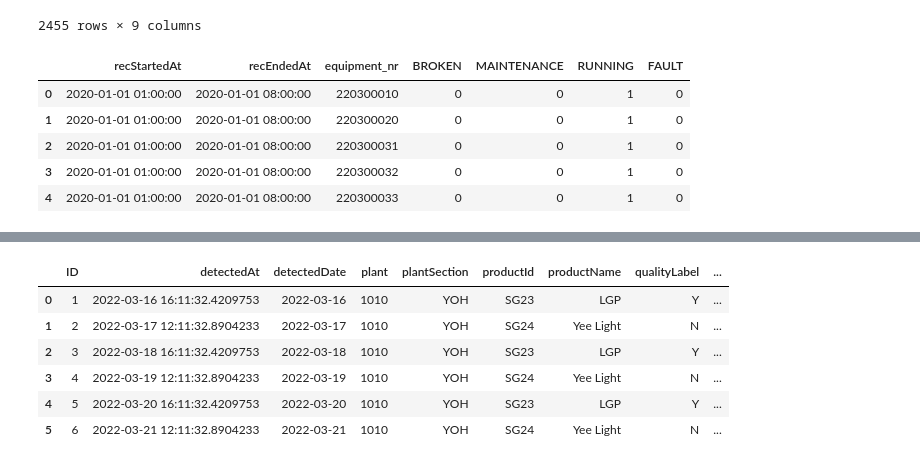
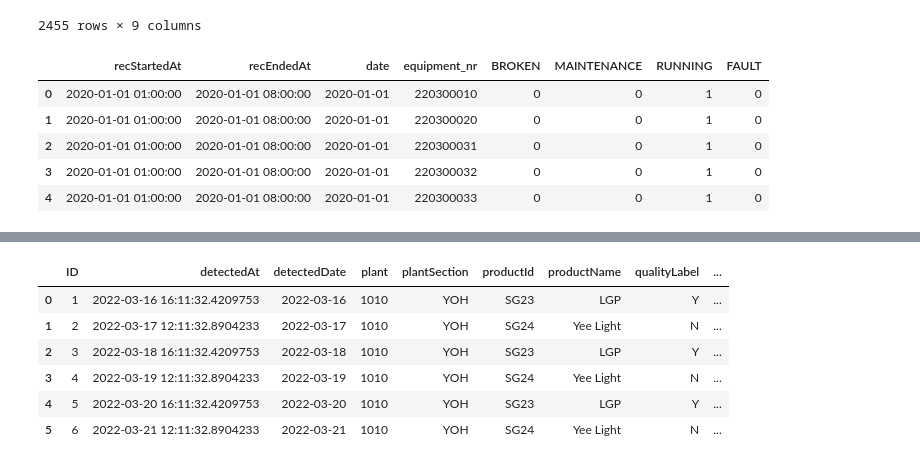
Before and after one commit to SAP-samples/btp-ai-sustainability-bootcamp, a Jupyter notebook: src/data-simulation/app_data_prep.ipynb, the cells around one changed output, grey strips where cells are left out. Saved outputs shown, nothing was run; the diff lists cells and outputs as text; code cells hidden in the pictures.

```diff
--- a/src/data-simulation/app_data_prep.ipynb
+++ b/src/data-simulation/app_data_prep.ipynb
@@ -150,13 +164,13 @@ out1=out1.reset_index().rename(columns={'index':'ID'})
 out1['ID']=out1['ID']+1
 # %%
 out2=df.groupby(['date','shift','Machine'],as_index=False).agg(aggregations)
-out2=out2[['recStartedAt', 'recEndedAt','Machine']+conditions].rename(columns={'Machine':'equipment_nr'})
+out2=out2[['recStartedAt', 'recEndedAt','date','Machine']+conditions].rename(columns={'Machine':'equipment_nr'})
 out2.head(5)
 # %% [output]
-|  | recStartedAt | recEndedAt | equipment_nr | BROKEN | MAINTENANCE | RUNNING | FAULT |
-| 0 | 2020-01-01 01:00:00 | 2020-01-01 08:00:00 | 220300010 | 0 | 0 | 1 | 0 |
-| 1 | 2020-01-01 01:00:00 | 2020-01-01 08:00:00 | 220300020 | 0 | 0 | 1 | 0 |
-| 2 | 2020-01-01 01:00:00 | 2020-01-01 08:00:00 | 220300031 | 0 | 0 | 1 | 0 |
-| 3 | 2020-01-01 01:00:00 | 2020-01-01 08:00:00 | 220300032 | 0 | 0 | 1 | 0 |
-| 4 | 2020-01-01 01:00:00 | 2020-01-01 08:00:00 | 220300033 | 0 | 0 | 1 | 0 |
+|  | recStartedAt | recEndedAt | date | equipment_nr | BROKEN | MAINTENANCE | RUNNING | FAULT |
+| 0 | 2020-01-01 01:00:00 | 2020-01-01 08:00:00 | 2020-01-01 | 220300010 | 0 | 0 | 1 | 0 |
+| 1 | 2020-01-01 01:00:00 | 2020-01-01 08:00:00 | 2020-01-01 | 220300020 | 0 | 0 | 1 | 0 |
+| 2 | 2020-01-01 01:00:00 | 2020-01-01 08:00:00 | 2020-01-01 | 220300031 | 0 | 0 | 1 | 0 |
+| 3 | 2020-01-01 01:00:00 | 2020-01-01 08:00:00 | 2020-01-01 | 220300032 | 0 | 0 | 1 | 0 |
+| 4 | 2020-01-01 01:00:00 | 2020-01-01 08:00:00 | 2020-01-01 | 220300033 | 0 | 0 | 1 | 0 |
 # %%
```
Also changed, not shown: parts of 28 cells of this notebook, 2 other files.
